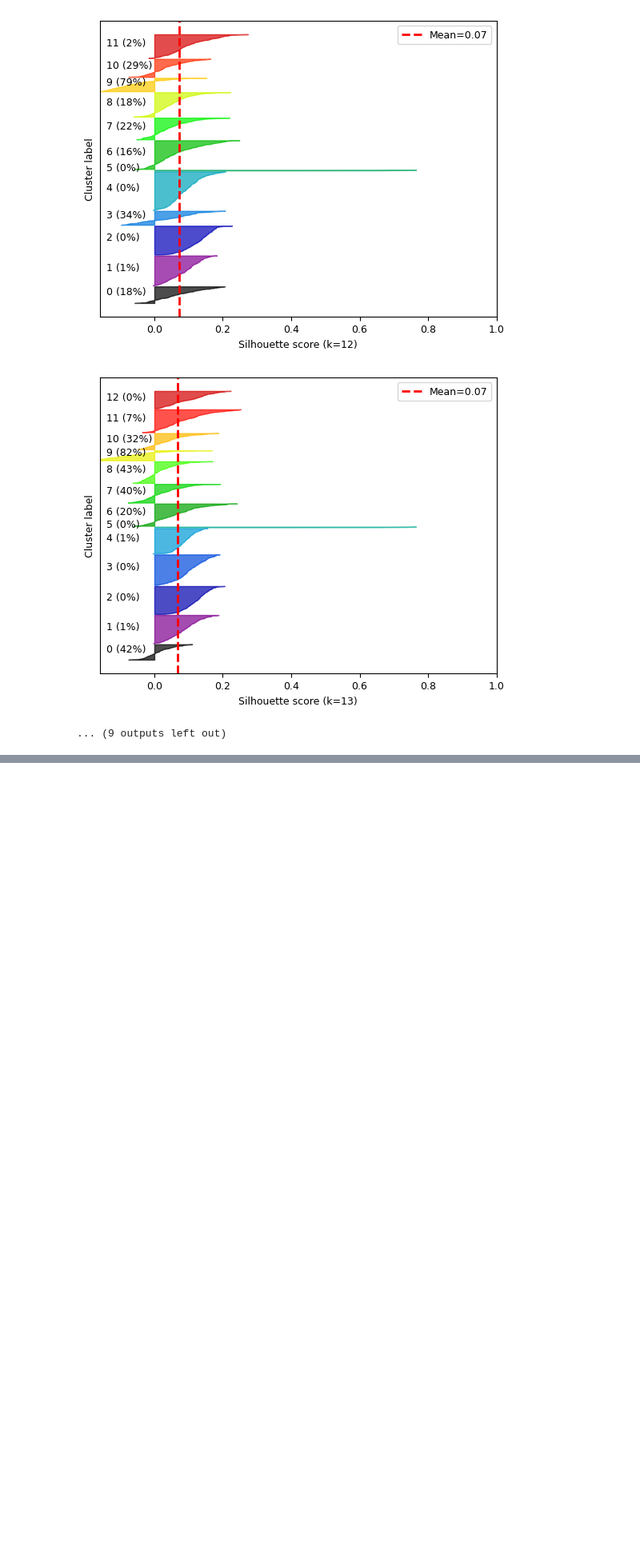
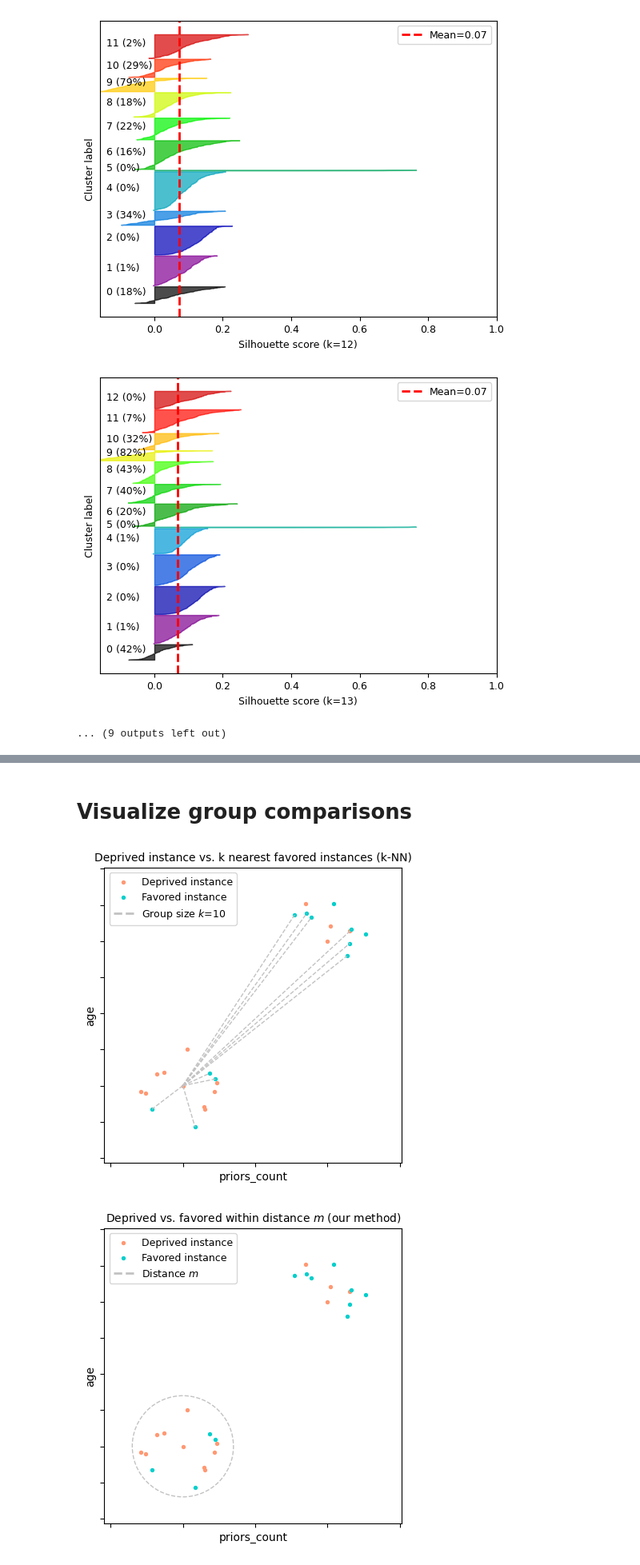
Before and after one commit to python211223/fairness-aware-classification, a Jupyter notebook: fair_classification.ipynb, the cells around one changed output, grey strips where cells are left out. Shown at 80% size. Cells and saved outputs as stored; diff of their text form; code cells hidden in the pictures; blank space fills up the shorter version.

```diff
--- a/fair_classification.ipynb
+++ b/fair_classification.ipynb
@@ -1869,3 +1762,5 @@ Attribute contributions to the distance of 0.36:
 |  | cluster label | cluster size | deprived | favored | no neighbors | assumptions unmet | insignificant | ... |
 | 0 | 0 | 1295 | 164 | 423 | 159 | 237 | 19 | ... |
 | 1 | 1 | 1592 | 241 | 340 | 200 | 199 | 5 | ... |
+# %% [markdown]
+# Visualize group comparisons
@@ -1871,0 +1876,10 @@ Attribute contributions to the distance of 0.36:
+# %%
+plot_fairness_comparison([[2, 1, 10], [6, 5, 4]], [[6, 5, 8], [2, 1, 4]], 10, 'k_nn',
+                         'Deprived instance vs. k nearest favored instances (k-NN)', 8)
+plot_fairness_comparison([[2, 1, 10], [6, 5, 4]], [[6, 5, 8], [2, 1, 4]], 0, 'm_nn',
+                             'Deprived vs. favored within distance $m$ (our method)', 8)
+plot_fairness_comparison([[2, 1, 80]], [[6, 5, 80]], -1, 'strong_cluster', 'High silhouette score (CDP)', 1)
+plot_fairness_comparison([[2, 1, 40]], [[6, 5, 80], [3, 2, 40]], -1, 'poor_cluster', 'Low silhouette score (CDP)', 1)
+# %% [output]
+[figure, added]
+[figure, added]
```
Also changed, not shown: parts of 7 cells of this notebook.
